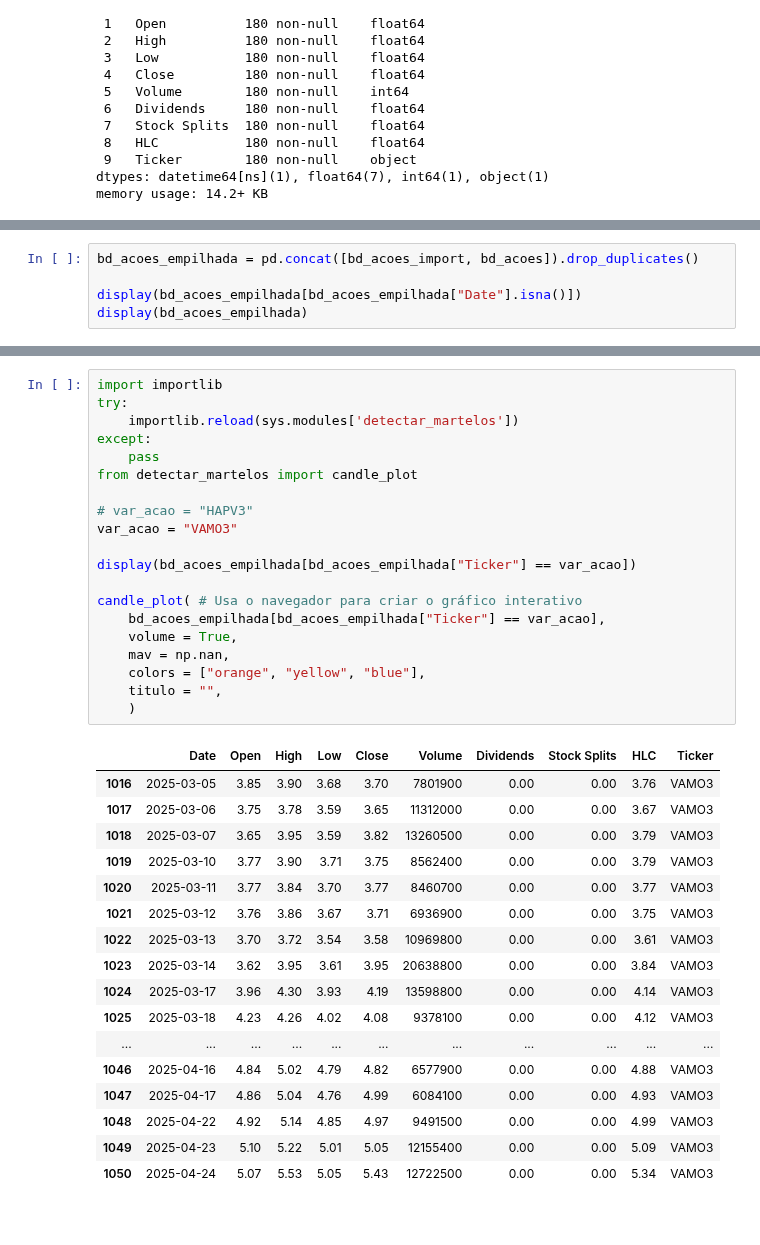
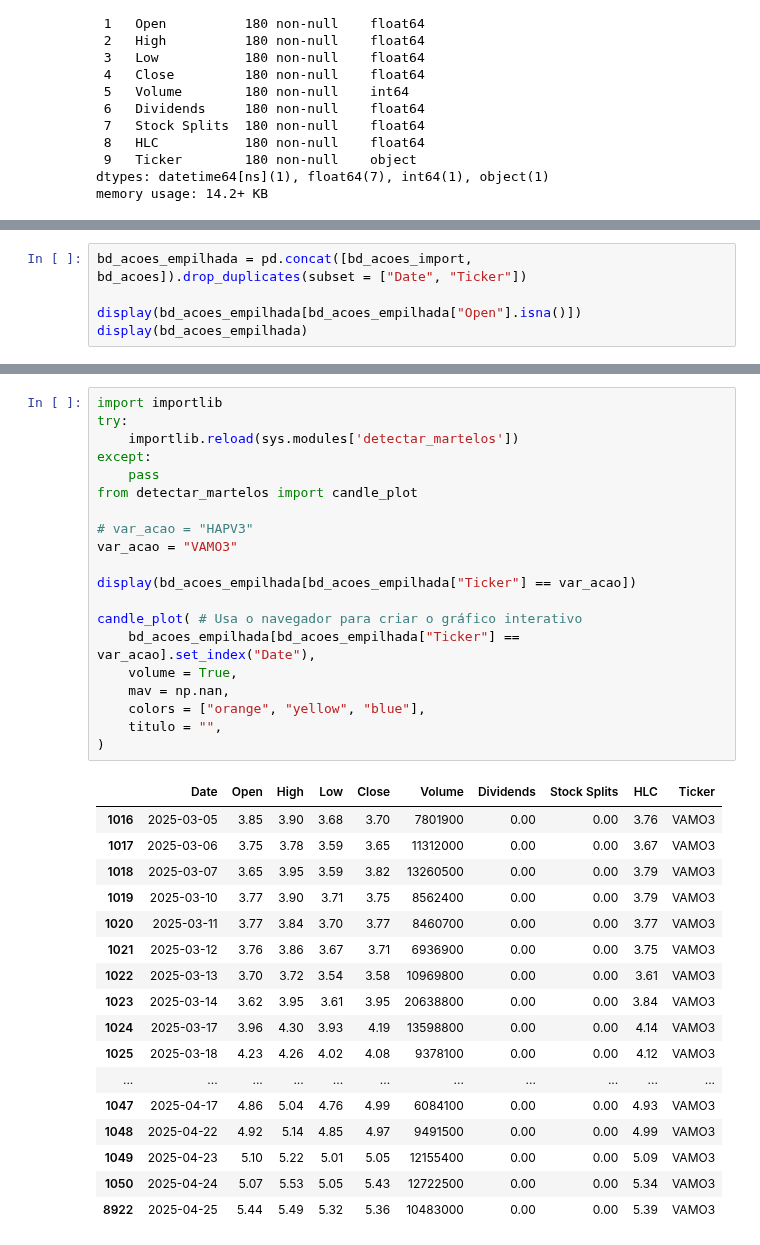
Before and after one commit to ricardopeloi/o_mais_novo_day_trader_do_brasil, a Jupyter notebook: Análises/Gerador de Arquivo de Histórico único.ipynb, the cells around one changed output, grey strips where cells are left out. Cells and saved outputs as stored; diff of their text form.

```diff
--- a/Análises/Gerador de Arquivo de Histórico único.ipynb
+++ b/Análises/Gerador de Arquivo de Histórico único.ipynb
@@ -440,7 +472,7 @@ memory usage: 705.8+ KB
 # %%
-bd_acoes_empilhada = pd.concat([bd_acoes_import, bd_acoes]).drop_duplicates()
+bd_acoes_empilhada = pd.concat([bd_acoes_import, bd_acoes]).drop_duplicates(subset = ["Date", "Ticker"])
 
-display(bd_acoes_empilhada[bd_acoes_empilhada["Date"].isna()])
+display(bd_acoes_empilhada[bd_acoes_empilhada["Open"].isna()])
 display(bd_acoes_empilhada)
 # %% [output]
 |  | Date | Open | High | Low | Close | Volume | Dividends | Stock Splits | HLC | Ticker |
@@ -461,37 +499,37 @@ display(bd_acoes_empilhada)
 import importlib
 try:
     importlib.reload(sys.modules['detectar_martelos'])
 except:
     pass
 from detectar_martelos import candle_plot
 
 # var_acao = "HAPV3"
 var_acao = "VAMO3"
 
 display(bd_acoes_empilhada[bd_acoes_empilhada["Ticker"] == var_acao])
 
 candle_plot( # Usa o navegador para criar o gráfico interativo
-    bd_acoes_empilhada[bd_acoes_empilhada["Ticker"] == var_acao],
+    bd_acoes_empilhada[bd_acoes_empilhada["Ticker"] == var_acao].set_index("Date"),
     volume = True,
     mav = np.nan,
     colors = ["orange", "yellow", "blue"],
     titulo = "",
-    )
+)
 # %% [output]
 |  | Date | Open | High | Low | Close | Volume | Dividends | Stock Splits | HLC | Ticker |
 | 1016 | 2025-03-05 | 3.85 | 3.90 | 3.68 | 3.70 | 7801900 | 0.00 | 0.00 | 3.76 | VAMO3 |
 | 1017 | 2025-03-06 | 3.75 | 3.78 | 3.59 | 3.65 | 11312000 | 0.00 | 0.00 | 3.67 | VAMO3 |
 | 1018 | 2025-03-07 | 3.65 | 3.95 | 3.59 | 3.82 | 13260500 | 0.00 | 0.00 | 3.79 | VAMO3 |
 | 1019 | 2025-03-10 | 3.77 | 3.90 | 3.71 | 3.75 | 8562400 | 0.00 | 0.00 | 3.79 | VAMO3 |
 | 1020 | 2025-03-11 | 3.77 | 3.84 | 3.70 | 3.77 | 8460700 | 0.00 | 0.00 | 3.77 | VAMO3 |
 | 1021 | 2025-03-12 | 3.76 | 3.86 | 3.67 | 3.71 | 6936900 | 0.00 | 0.00 | 3.75 | VAMO3 |
 | 1022 | 2025-03-13 | 3.70 | 3.72 | 3.54 | 3.58 | 10969800 | 0.00 | 0.00 | 3.61 | VAMO3 |
 | 1023 | 2025-03-14 | 3.62 | 3.95 | 3.61 | 3.95 | 20638800 | 0.00 | 0.00 | 3.84 | VAMO3 |
 | 1024 | 2025-03-17 | 3.96 | 4.30 | 3.93 | 4.19 | 13598800 | 0.00 | 0.00 | 4.14 | VAMO3 |
 | 1025 | 2025-03-18 | 4.23 | 4.26 | 4.02 | 4.08 | 9378100 | 0.00 | 0.00 | 4.12 | VAMO3 |
 | ... | ... | ... | ... | ... | ... | ... | ... | ... | ... | ... |
-| 1046 | 2025-04-16 | 4.84 | 5.02 | 4.79 | 4.82 | 6577900 | 0.00 | 0.00 | 4.88 | VAMO3 |
 | 1047 | 2025-04-17 | 4.86 | 5.04 | 4.76 | 4.99 | 6084100 | 0.00 | 0.00 | 4.93 | VAMO3 |
 | 1048 | 2025-04-22 | 4.92 | 5.14 | 4.85 | 4.97 | 9491500 | 0.00 | 0.00 | 4.99 | VAMO3 |
 | 1049 | 2025-04-23 | 5.10 | 5.22 | 5.01 | 5.05 | 12155400 | 0.00 | 0.00 | 5.09 | VAMO3 |
 | 1050 | 2025-04-24 | 5.07 | 5.53 | 5.05 | 5.43 | 12722500 | 0.00 | 0.00 | 5.34 | VAMO3 |
+| 8922 | 2025-04-25 | 5.44 | 5.49 | 5.32 | 5.36 | 10483000 | 0.00 | 0.00 | 5.39 | VAMO3 |
```
Also changed, not shown: parts of 10 cells of this notebook, 6 other files.
